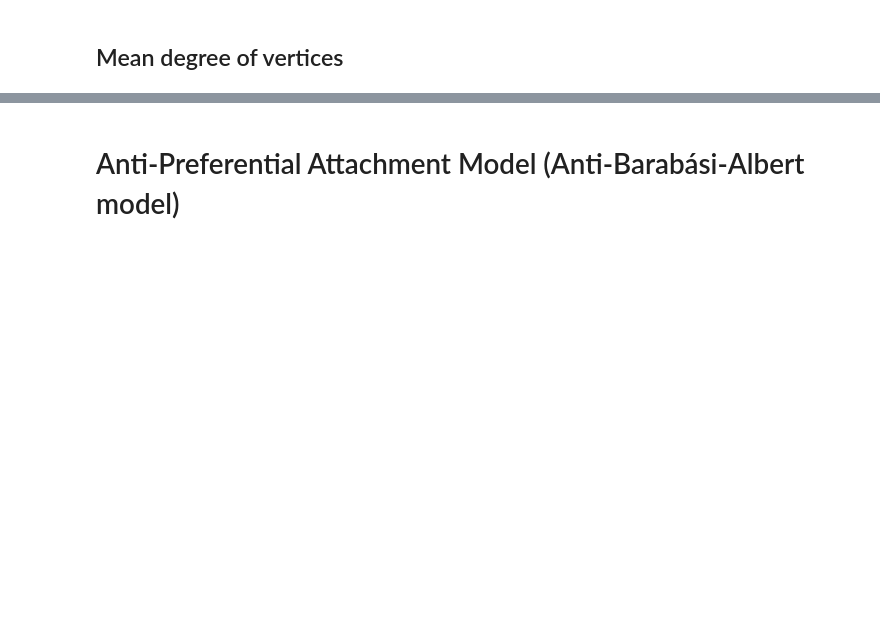
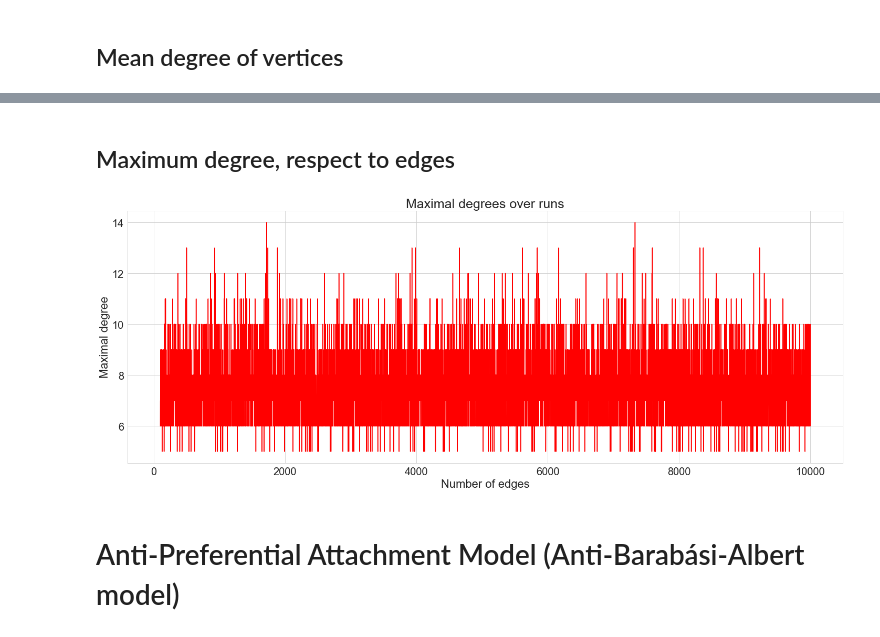
Before and after one commit to masterdesky/ELTE-stochastic-processes-2019, a Jupyter notebook: Lecture 9/Homework 8-9/Stochastic processes - 8-9..ipynb, the cells around one changed output, grey strips where cells are left out. Drawn from its saved outputs; the diff is of its cells as text; code cells hidden in the pictures; blank space fills up the shorter version.

Commit message:
maximum for apm

```diff
--- a/Lecture 9/Homework 8-9/Stochastic processes - 8-9..ipynb
+++ b/Lecture 9/Homework 8-9/Stochastic processes - 8-9..ipynb
@@ -17,6 +17,7 @@ import statistics
 
 sns.set_style(style='whitegrid')
 
+steps = 1
 image_path = '.\\Documentation\\src\\images\\'
 image_format = 'pdf'
 image_dpi = 150
@@ -175,3 +176,44 @@ plt.show()
+# %% [markdown]
+## Maximum degree, respect to edges
+# %%
+degree_runs_rrt_min = 100
+degree_runs_rrt_max = 10000
+degree_runs = degree_runs_rrt_max - degree_runs_rrt_min
+
+max_degree = np.zeros((degree_runs))
+
+for i in range(0, degree_runs_rrt_max - degree_runs_rrt_min):
+    _, count_rrt_current, _ = random_recursive_tree(n_edges_rrt)
+    max_degree[i] = np.max(count_rrt_current)
+# %%
+nrows = 1
+ncols = 1
+fig, axes = plt.subplots(nrows=nrows, ncols=ncols, figsize=(ncols*20,nrows*8))
+
+titlesize = 25
+axislabelsize = 22
+axisticksize = 20
+
+axes.plot([k for k in range(degree_runs_rrt_min, degree_runs_rrt_max)][::steps],
+             max_degree[::steps], color='red')
+
+axes.set_title('Maximal degrees over runs', fontsize=titlesize)
+
+axes.set_xlabel('Number of edges', fontsize=axislabelsize)
+axes.set_ylabel('Maximal degree', fontsize=axislabelsize)
+
+axes.tick_params(axis='both', which='major', labelsize=axisticksize)
+
+fig.tight_layout()
+plt.savefig(image_path +
+            'rrt_maxdegrees.' +
+            image_format,
+            format=image_format,
+            dpi=image_dpi,
+            bbox_inches='tight')
+plt.show()
+# %% [output]
+[figure, added]
 # %% [markdown]
 # Anti-Preferential Attachment Model (Anti-Barabási-Albert model)
 # %%
```
Also changed, not shown: parts of 4 cells of this notebook, 3 other files.
